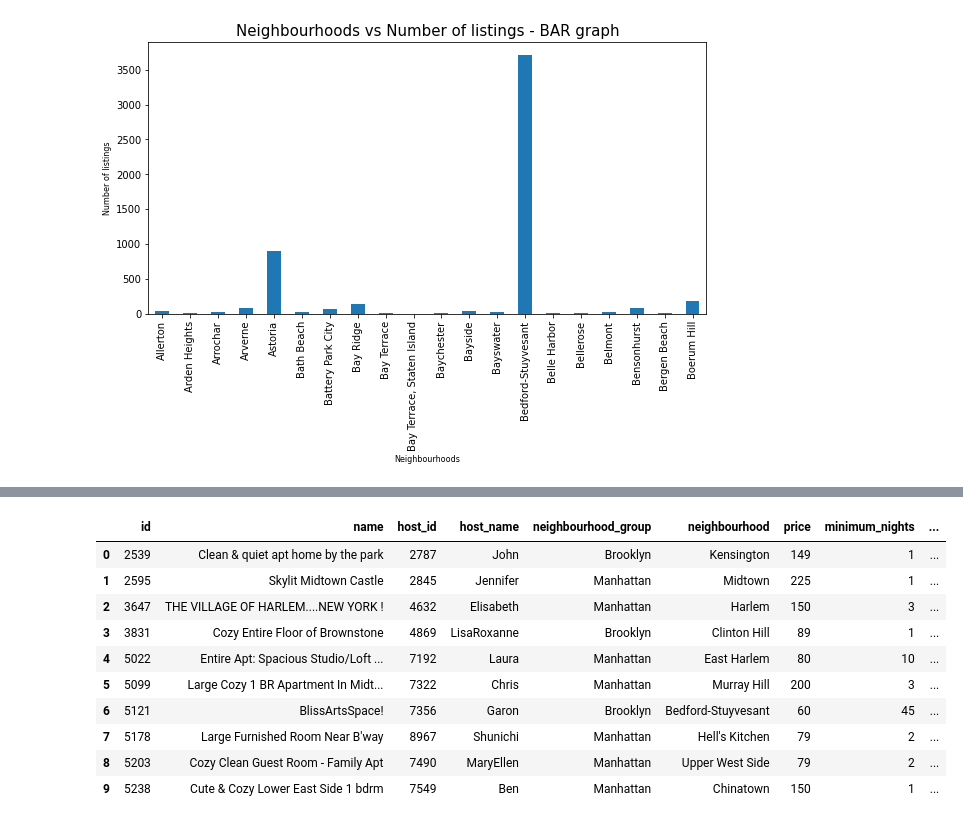
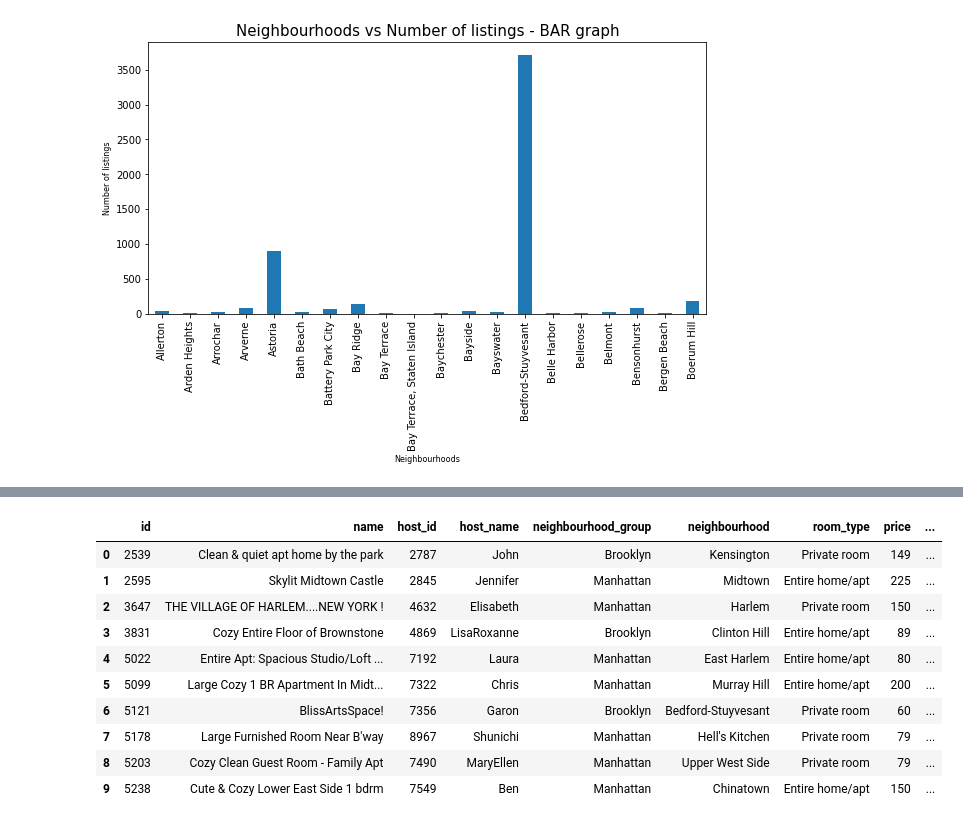
Before and after one commit to 66aadesh/AirBnB-Bookings-EDA, a Jupyter notebook: Copy_of_Airbnb_Bookings_Analysis_Capstone_Project.ipynb, the cells around one changed output, grey strips where cells are left out. Drawn from its saved outputs; the diff is of its cells as text; code cells hidden in the pictures.

```diff
--- a/Copy_of_Airbnb_Bookings_Analysis_Capstone_Project.ipynb
+++ b/Copy_of_Airbnb_Bookings_Analysis_Capstone_Project.ipynb
@@ -220,15 +265,16 @@ Text(0, 0.5, 'Number of listings')
 # %%
-location_prices_reviews=airbnb_df[['id','name','host_id','host_name','neighbourhood_group','neighbourhood','price','minimum_nights','number_of_reviews','last_review','reviews_per_month']]
+# There are 16 columns and not every one of them will be important for Q-2. So we will only pick the columns which are important.
+location_prices_reviews=airbnb_df[['id','name','host_id','host_name','neighbourhood_group','neighbourhood','room_type','price','minimum_nights','number_of_reviews','last_review','reviews_per_month']]
 location_prices_reviews.head(10)
 # %% [output]
-|  | id | name | host_id | host_name | neighbourhood_group | neighbourhood | price | minimum_nights | ... |
-| 0 | 2539 | Clean & quiet apt home by the park | 2787 | John | Brooklyn | Kensington | 149 | 1 | ... |
-| 1 | 2595 | Skylit Midtown Castle | 2845 | Jennifer | Manhattan | Midtown | 225 | 1 | ... |
-| 2 | 3647 | THE VILLAGE OF HARLEM....NEW YORK ! | 4632 | Elisabeth | Manhattan | Harlem | 150 | 3 | ... |
-| 3 | 3831 | Cozy Entire Floor of Brownstone | 4869 | LisaRoxanne | Brooklyn | Clinton Hill | 89 | 1 | ... |
-| 4 | 5022 | Entire Apt: Spacious Studio/Loft ... | 7192 | Laura | Manhattan | East Harlem | 80 | 10 | ... |
-| 5 | 5099 | Large Cozy 1 BR Apartment In Midt... | 7322 | Chris | Manhattan | Murray Hill | 200 | 3 | ... |
-| 6 | 5121 | BlissArtsSpace! | 7356 | Garon | Brooklyn | Bedford-Stuyvesant | 60 | 45 | ... |
-| 7 | 5178 | Large Furnished Room Near B'way | 8967 | Shunichi | Manhattan | Hell's Kitchen | 79 | 2 | ... |
-| 8 | 5203 | Cozy Clean Guest Room - Family Apt | 7490 | MaryEllen | Manhattan | Upper West Side | 79 | 2 | ... |
-| 9 | 5238 | Cute & Cozy Lower East Side 1 bdrm | 7549 | Ben | Manhattan | Chinatown | 150 | 1 | ... |
+|  | id | name | host_id | host_name | neighbourhood_group | neighbourhood | room_type | price | ... |
+| 0 | 2539 | Clean & quiet apt home by the park | 2787 | John | Brooklyn | Kensington | Private room | 149 | ... |
+| 1 | 2595 | Skylit Midtown Castle | 2845 | Jennifer | Manhattan | Midtown | Entire home/apt | 225 | ... |
+| 2 | 3647 | THE VILLAGE OF HARLEM....NEW YORK ! | 4632 | Elisabeth | Manhattan | Harlem | Private room | 150 | ... |
+| 3 | 3831 | Cozy Entire Floor of Brownstone | 4869 | LisaRoxanne | Brooklyn | Clinton Hill | Entire home/apt | 89 | ... |
+| 4 | 5022 | Entire Apt: Spacious Studio/Loft ... | 7192 | Laura | Manhattan | East Harlem | Entire home/apt | 80 | ... |
+| 5 | 5099 | Large Cozy 1 BR Apartment In Midt... | 7322 | Chris | Manhattan | Murray Hill | Entire home/apt | 200 | ... |
+| 6 | 5121 | BlissArtsSpace! | 7356 | Garon | Brooklyn | Bedford-Stuyvesant | Private room | 60 | ... |
+| 7 | 5178 | Large Furnished Room Near B'way | 8967 | Shunichi | Manhattan | Hell's Kitchen | Private room | 79 | ... |
+| 8 | 5203 | Cozy Clean Guest Room - Family Apt | 7490 | MaryEllen | Manhattan | Upper West Side | Private room | 79 | ... |
+| 9 | 5238 | Cute & Cozy Lower East Side 1 bdrm | 7549 | Ben | Manhattan | Chinatown | Entire home/apt | 150 | ... |
```
Also changed, not shown: parts of 28 cells of this notebook.
